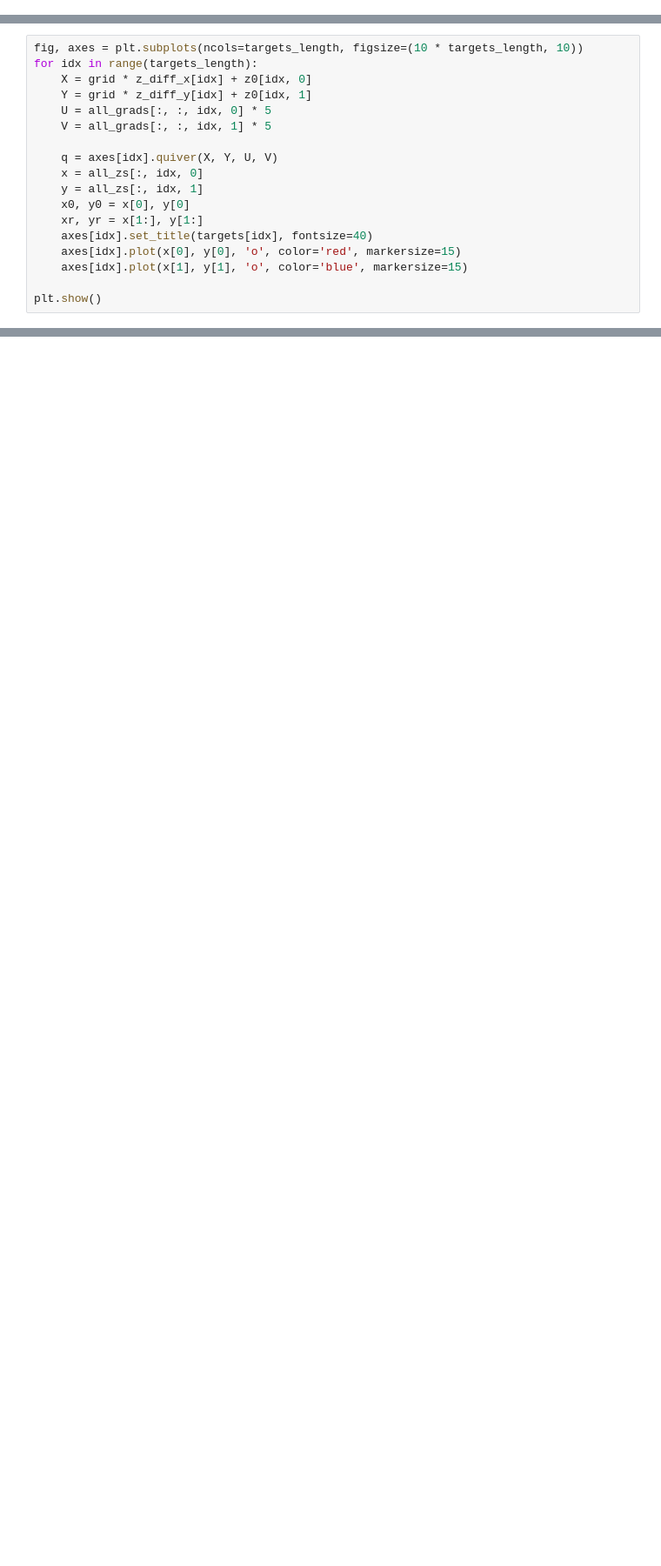
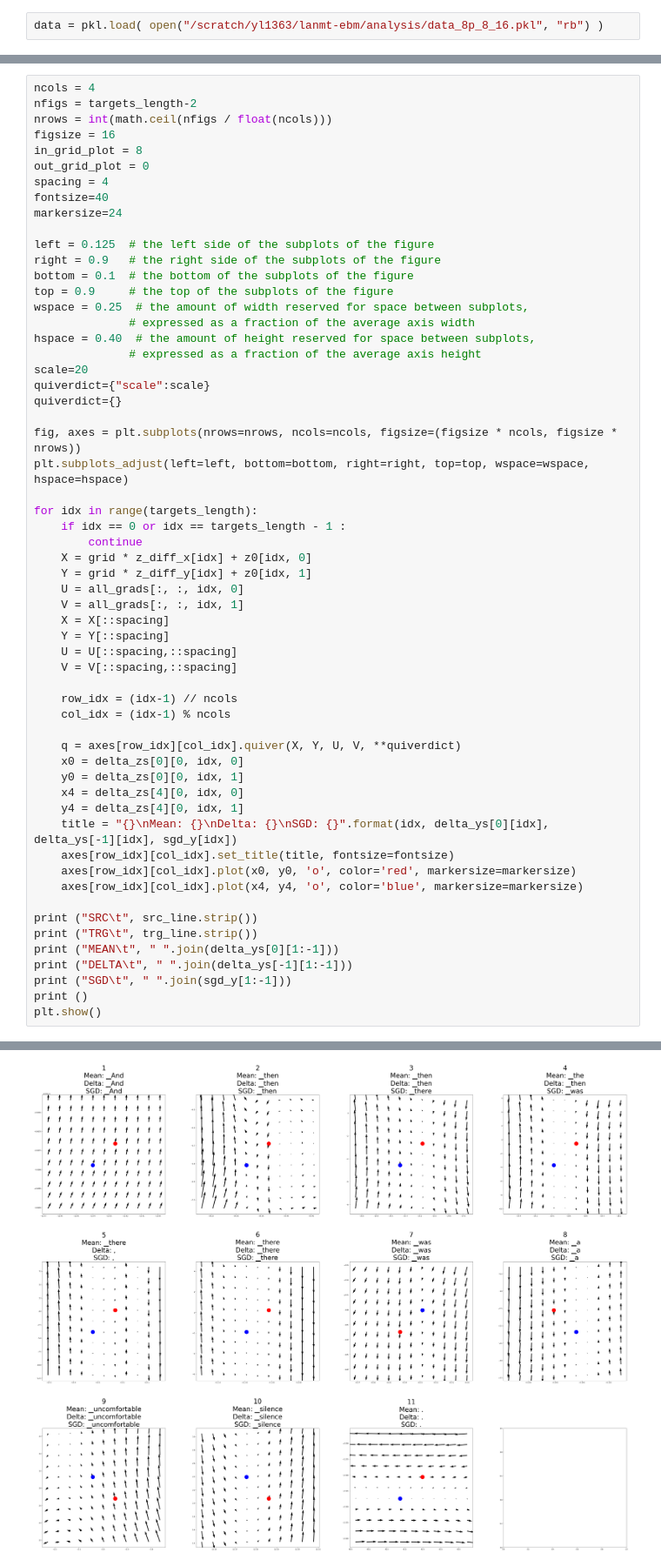
Before and after one commit to zomux/lanmt-ebm, a Jupyter notebook: analysis/visualize.ipynb, the cells around one changed output, grey strips where cells are left out. Shown at 87% size. Drawn from its saved outputs; the diff is of its cells as text; blank space fills up the shorter version.

```diff
--- a/analysis/visualize.ipynb
+++ b/analysis/visualize.ipynb
@@ -18,0 +7,2 @@ print (targets_length)
+# %%
+data = pkl.load( open("/scratch/yl1363/lanmt-ebm/analysis/data_8p_8_16.pkl", "rb") )
@@ -32,18 +70,0 @@ print (grid)
-# %%
-fig, axes = plt.subplots(ncols=targets_length, figsize=(10 * targets_length, 10))
-for idx in range(targets_length):
-    X = grid * z_diff_x[idx] + z0[idx, 0]
-    Y = grid * z_diff_y[idx] + z0[idx, 1]
-    U = all_grads[:, :, idx, 0] * 5
-    V = all_grads[:, :, idx, 1] * 5
-
-    q = axes[idx].quiver(X, Y, U, V)
-    x = all_zs[:, idx, 0]
-    y = all_zs[:, idx, 1]
-    x0, y0 = x[0], y[0]
-    xr, yr = x[1:], y[1:]
-    axes[idx].set_title(targets[idx], fontsize=40)
-    axes[idx].plot(x[0], y[0], 'o', color='red', markersize=15)
-    axes[idx].plot(x[1], y[1], 'o', color='blue', markersize=15)
-
-plt.show()
@@ -51,0 +71,59 @@ plt.show()
+# %%
+ncols = 4
+nfigs = targets_length-2
+nrows = int(math.ceil(nfigs / float(ncols)))
+figsize = 16
+in_grid_plot = 8
+out_grid_plot = 0
+spacing = 4
+fontsize=40
+markersize=24
+
+left = 0.125  # the left side of the subplots of the figure
+right = 0.9   # the right side of the subplots of the figure
+bottom = 0.1  # the bottom of the subplots of the figure
+top = 0.9     # the top of the subplots of the figure
+wspace = 0.25  # the amount of width reserved for space between subplots,
+              # expressed as a fraction of the average axis width
+hspace = 0.40  # the amount of height reserved for space between subplots,
+              # expressed as a fraction of the average axis height
+scale=20
+quiverdict={"scale":scale}
+quiverdict={}
+
+fig, axes = plt.subplots(nrows=nrows, ncols=ncols, figsize=(figsize * ncols, figsize * nrows))
+plt.subplots_adjust(left=left, bottom=bottom, right=right, top=top, wspace=wspace, hspace=hspace)
+
+for idx in range(targets_length):
+    if idx == 0 or idx == targets_length - 1 :
+        continue
+    X = grid * z_diff_x[idx] + z0[idx, 0]
+    Y = grid * z_diff_y[idx] + z0[idx, 1]
+    U = all_grads[:, :, idx, 0]
+    V = all_grads[:, :, idx, 1]
+    X = X[::spacing]
+    Y = Y[::spacing]
+    U = U[::spacing,::spacing]
+    V = V[::spacing,::spacing]
+
+    row_idx = (idx-1) // ncols
+    col_idx = (idx-1) % ncols
+
+    q = axes[row_idx][col_idx].quiver(X, Y, U, V, **quiverdict)
+    x0 = delta_zs[0][0, idx, 0]
+    y0 = delta_zs[0][0, idx, 1]
+    x4 = delta_zs[4][0, idx, 0]
+    y4 = delta_zs[4][0, idx, 1]
+    title = "{}\nMean: {}\nDelta: {}\nSGD: {}".format(idx, delta_ys[0][idx], delta_ys[-1][idx], sgd_y[idx])
+    axes[row_idx][col_idx].set_title(title, fontsize=fontsize)
+    axes[row_idx][col_idx].plot(x0, y0, 'o', color='red', markersize=markersize)
+    axes[row_idx][col_idx].plot(x4, y4, 'o', color='blue', markersize=markersize)
+
+print ("SRC\t", src_line.strip())
+print ("TRG\t", trg_line.strip())
+print ("MEAN\t", " ".join(delta_ys[0][1:-1]))
+print ("DELTA\t", " ".join(delta_ys[-1][1:-1]))
+print ("SGD\t", " ".join(sgd_y[1:-1]))
+print ()
+plt.show()
+# %% [output]
@@ -51,0 +135 @@ plt.show()
+[figure, added]
```
Also changed, not shown: parts of 9 cells of this notebook, 4 other files.
